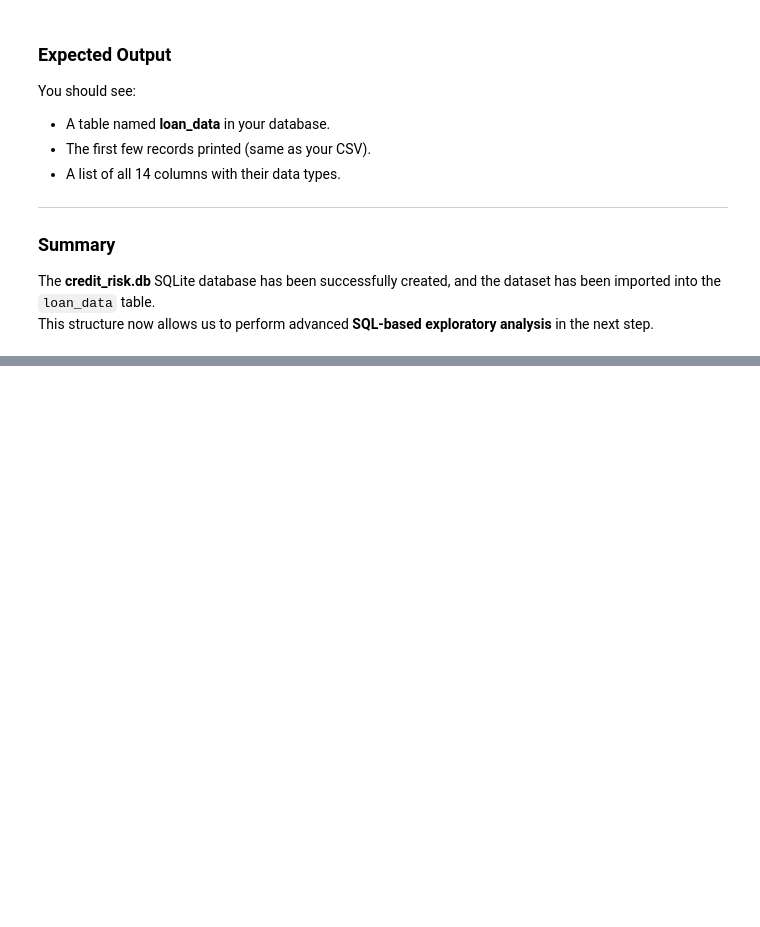
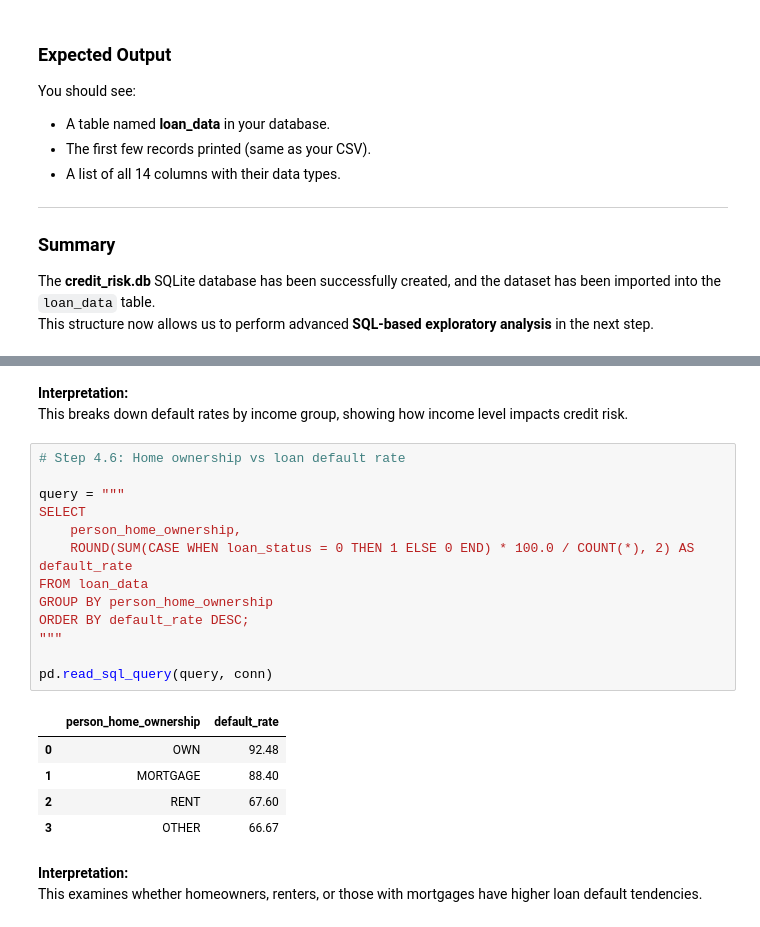
Before and after one commit to LinetLydia/Bank_Loans_Analysis, a Jupyter notebook: bank_loan.ipynb, the cells around one changed output, grey strips where cells are left out. Drawn from its saved outputs; the diff is of its cells as text; blank space fills up the shorter version.

```diff
--- a/bank_loan.ipynb
+++ b/bank_loan.ipynb
@@ -259,0 +382,25 @@ This structure now allows us to perform advanced **SQL-based exploratory analysi
+# %% [markdown]
+**Interpretation:**
+This breaks down default rates by income group, showing how income level impacts credit risk.
+# %%
+# Step 4.6: Home ownership vs loan default rate
+
+query = """
+SELECT
+    person_home_ownership,
+    ROUND(SUM(CASE WHEN loan_status = 0 THEN 1 ELSE 0 END) * 100.0 / COUNT(*), 2) AS default_rate
+FROM loan_data
+GROUP BY person_home_ownership
+ORDER BY default_rate DESC;
+"""
+
+pd.read_sql_query(query, conn)
+# %% [output]
+|  | person_home_ownership | default_rate |
+| 0 | OWN | 92.48 |
+| 1 | MORTGAGE | 88.40 |
+| 2 | RENT | 67.60 |
+| 3 | OTHER | 66.67 |
+# %% [markdown]
+**Interpretation:**
+This examines whether homeowners, renters, or those with mortgages have higher loan default tendencies.
```
Also changed, not shown: parts of 11 cells of this notebook.
